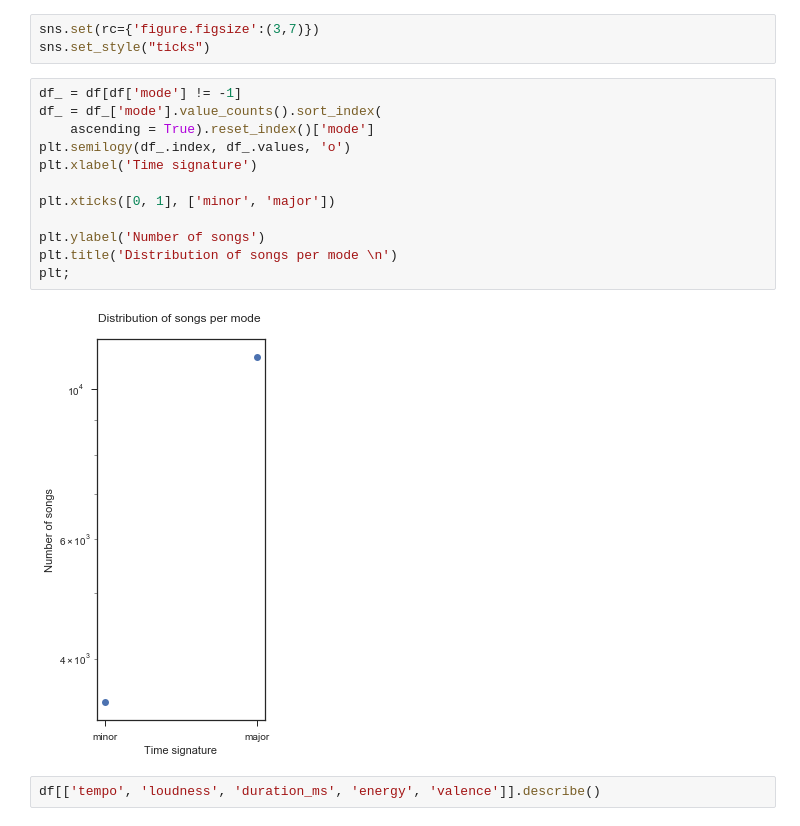
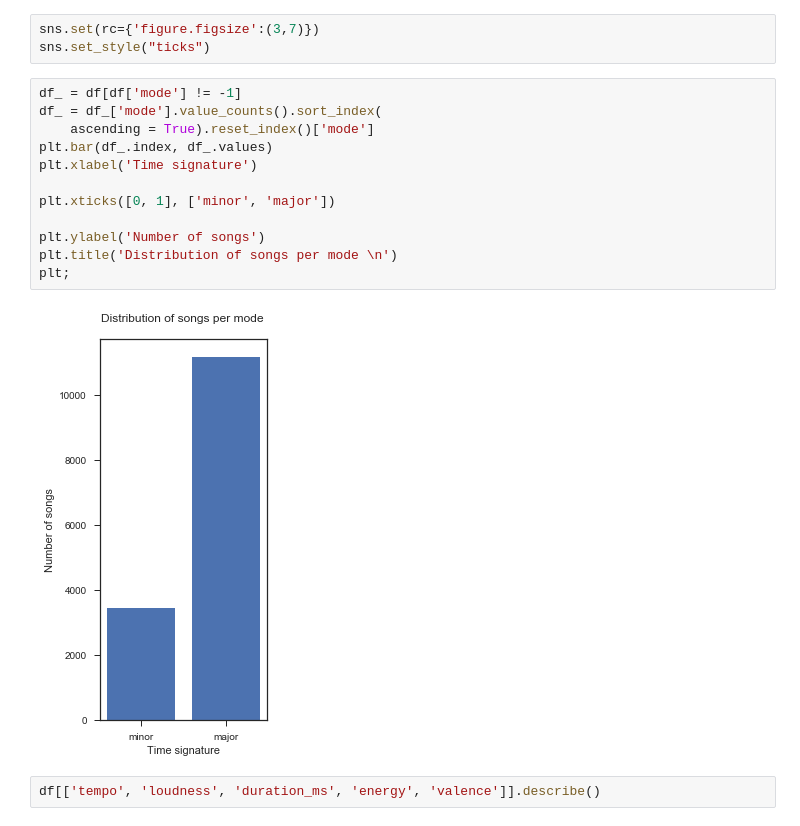
Before and after one commit to VBernasconi/digital_musicology, a Jupyter notebook: Basic_statistics.ipynb, the cells around one changed output. Cells and saved outputs as stored; diff of their text form.

```diff
--- a/Basic_statistics.ipynb
+++ b/Basic_statistics.ipynb
@@ -109,17 +118,17 @@ sns.set_style("ticks")
 # %%
 df_ = df[df['mode'] != -1]
 df_ = df_['mode'].value_counts().sort_index(
     ascending = True).reset_index()['mode']
-plt.semilogy(df_.index, df_.values, 'o')
+plt.bar(df_.index, df_.values)
 plt.xlabel('Time signature')
 
 plt.xticks([0, 1], ['minor', 'major'])
 
 plt.ylabel('Number of songs')
 plt.title('Distribution of songs per mode \n')
 plt;
 # %% [output]
-[figure, old version]
+[figure, new version]
 # %%
 df[['tempo', 'loudness', 'duration_ms', 'energy', 'valence']].describe()
 # %% [output]
```
Also changed, not shown: parts of 12 cells of this notebook.
